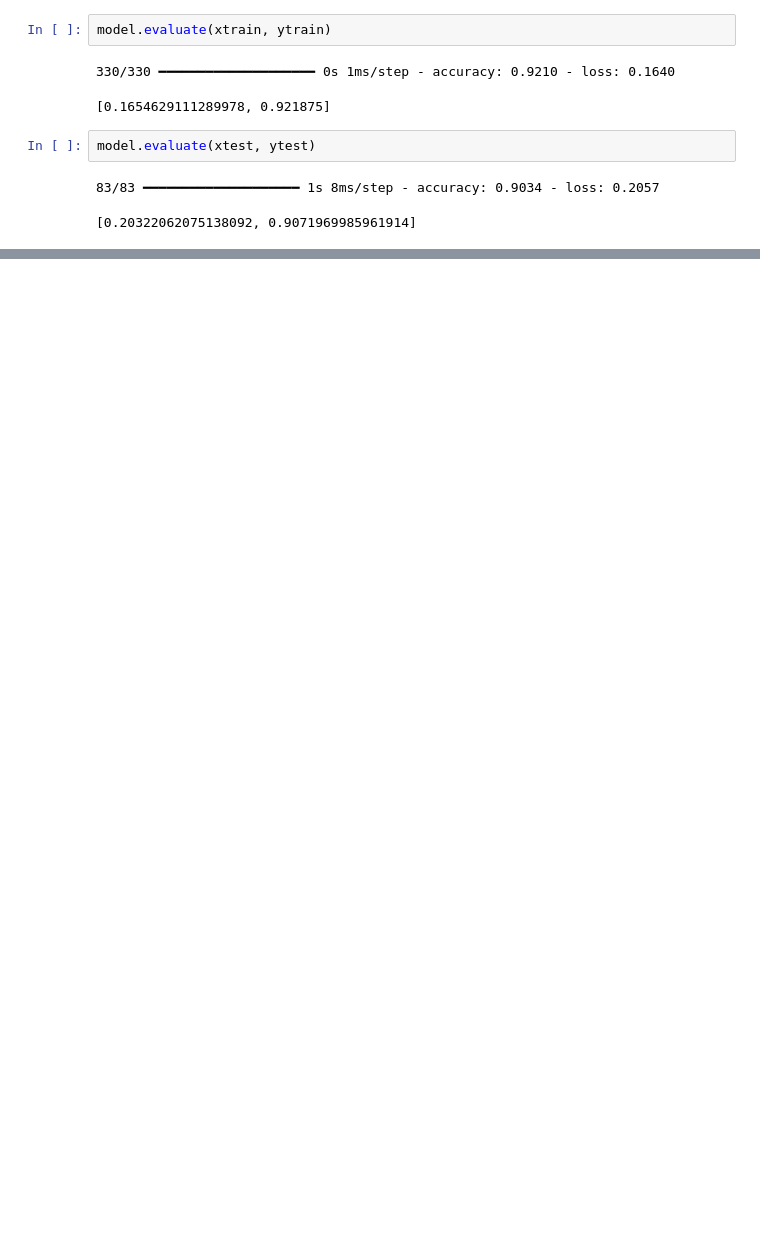
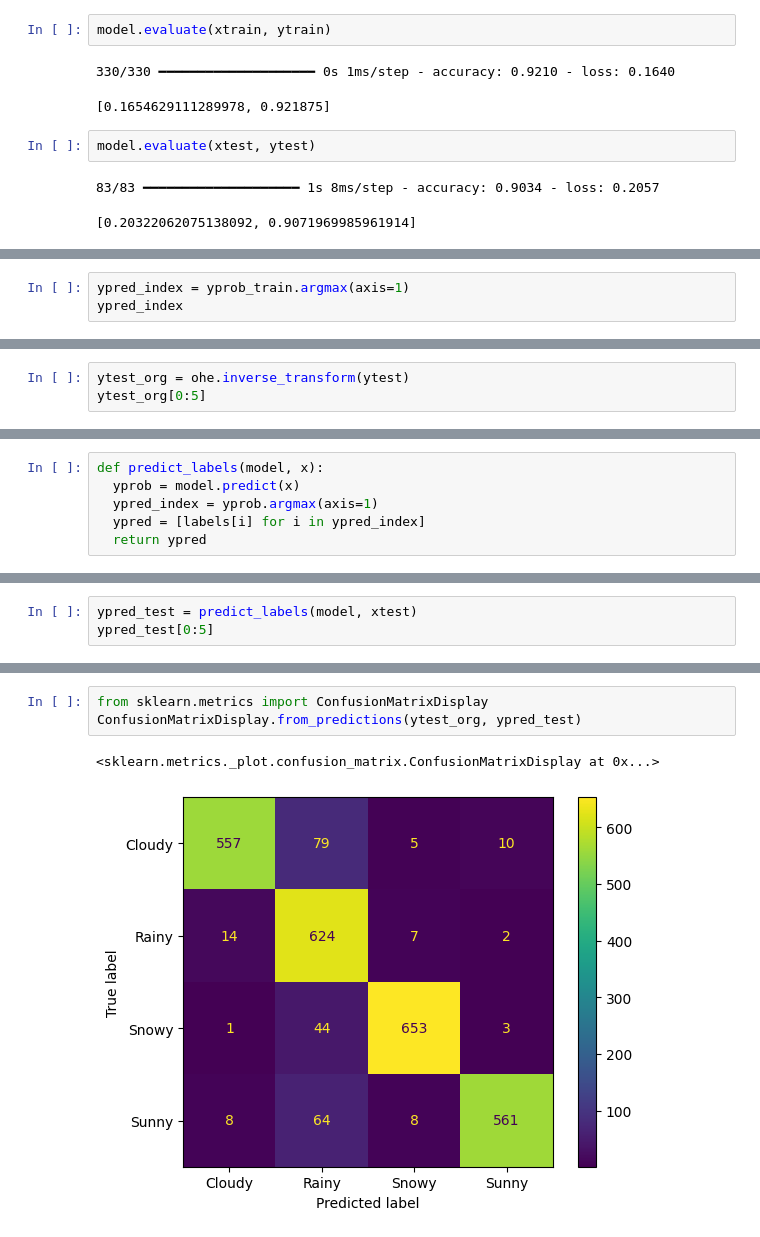
Before and after one commit to utkarshg1/Test1, a Jupyter notebook: Multiclass_classification.ipynb, the cells around one changed output, grey strips where cells are left out. Cells and saved outputs as stored; diff of their text form; blank space fills up the shorter version.

```diff
--- a/Multiclass_classification.ipynb
+++ b/Multiclass_classification.ipynb
@@ -345,0 +376,3 @@ model.evaluate(xtest, ytest)
+# %%
+ypred_index = yprob_train.argmax(axis=1)
+ypred_index
@@ -345,0 +404,3 @@ model.evaluate(xtest, ytest)
+# %%
+ytest_org = ohe.inverse_transform(ytest)
+ytest_org[0:5]
@@ -345,0 +413,6 @@ model.evaluate(xtest, ytest)
+# %%
+def predict_labels(model, x):
+  yprob = model.predict(x)
+  ypred_index = yprob.argmax(axis=1)
+  ypred = [labels[i] for i in ypred_index]
+  return ypred
@@ -345,0 +425,3 @@ model.evaluate(xtest, ytest)
+# %%
+ypred_test = predict_labels(model, xtest)
+ypred_test[0:5]
@@ -345,0 +439,6 @@ model.evaluate(xtest, ytest)
+# %%
+from sklearn.metrics import ConfusionMatrixDisplay
+ConfusionMatrixDisplay.from_predictions(ytest_org, ypred_test)
+# %% [output]
+<sklearn.metrics._plot.confusion_matrix.ConfusionMatrixDisplay at 0x...>
+[figure, added]
```
Also changed, not shown: parts of 27 cells of this notebook.
